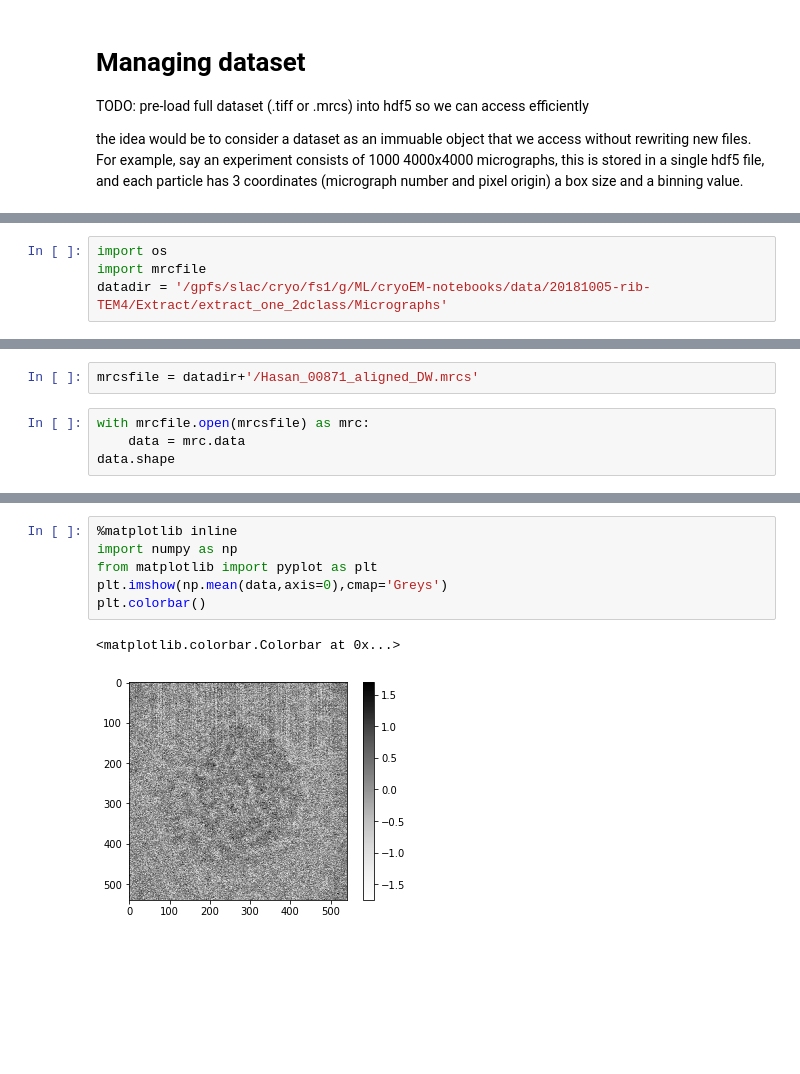
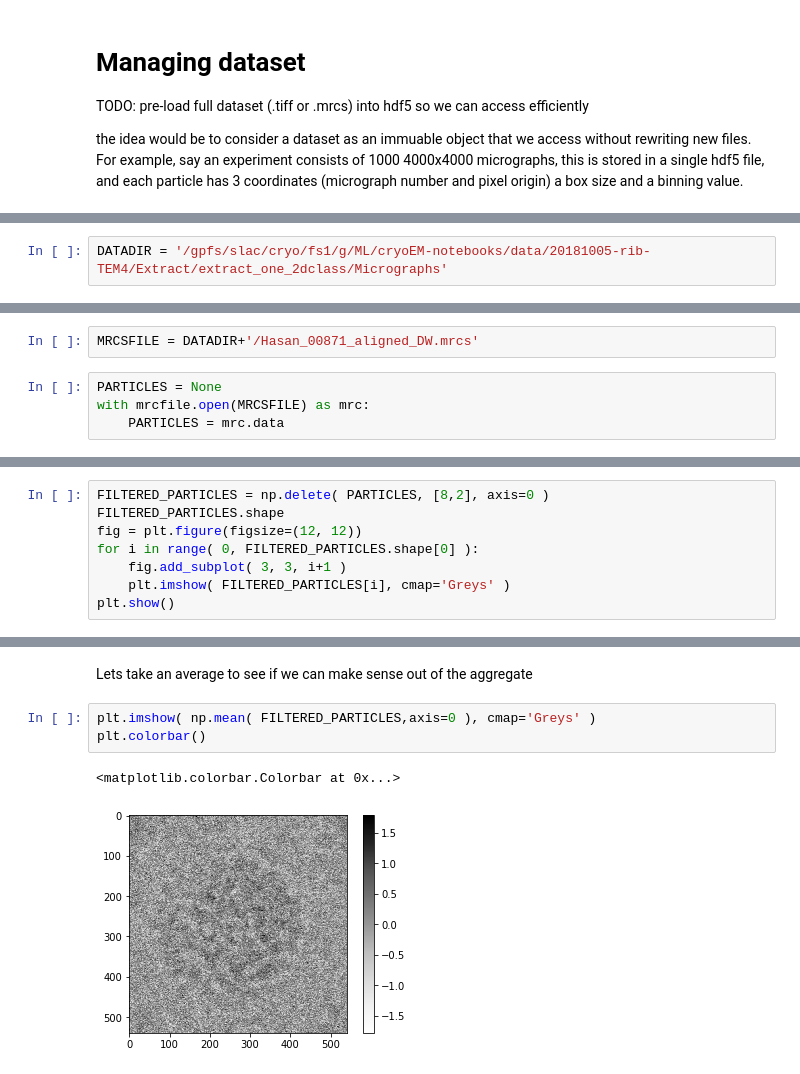
Before and after one commit to slaclab/cryoEM-notebooks, a Jupyter notebook: notebooks/Simple IO and Visualisation.ipynb, the cells around one changed output, grey strips where cells are left out. Drawn from its saved outputs; the diff is of its cells as text; blank space fills up the shorter version.

Commit message:
Added extra text, showed filtering of images

```diff
--- a/notebooks/Simple IO and Visualisation.ipynb
+++ b/notebooks/Simple IO and Visualisation.ipynb
@@ -30,4 +30,2 @@ For example, say an experiment consists of 1000 4000x4000 micrographs, this is s
 # %%
-import os
-import mrcfile
-datadir = '/gpfs/slac/cryo/fs1/g/ML/cryoEM-notebooks/data/20181005-rib-TEM4/Extract/extract_one_2dclass/Micrographs'
+DATADIR = '/gpfs/slac/cryo/fs1/g/ML/cryoEM-notebooks/data/20181005-rib-TEM4/Extract/extract_one_2dclass/Micrographs'
@@ -34,6 +37,6 @@ datadir = '/gpfs/slac/cryo/fs1/g/ML/cryoEM-notebooks/data/20181005-rib-TEM4/Extr
 # %%
-mrcsfile = datadir+'/Hasan_00871_aligned_DW.mrcs'
+MRCSFILE = DATADIR+'/Hasan_00871_aligned_DW.mrcs'
 # %%
-with mrcfile.open(mrcsfile) as mrc:
-    data = mrc.data
-data.shape
+PARTICLES = None
+with mrcfile.open(MRCSFILE) as mrc:
+    PARTICLES = mrc.data
@@ -41,0 +63,8 @@ data.shape
+# %%
+FILTERED_PARTICLES = np.delete( PARTICLES, [8,2], axis=0 )
+FILTERED_PARTICLES.shape
+fig = plt.figure(figsize=(12, 12))
+for i in range( 0, FILTERED_PARTICLES.shape[0] ):
+    fig.add_subplot( 3, 3, i+1 )
+    plt.imshow( FILTERED_PARTICLES[i], cmap='Greys' )
+plt.show()
@@ -42,9 +73,8 @@ data.shape
+# %% [markdown]
+Lets take an average to see if we can make sense out of the aggregate
 # %%
-%matplotlib inline
-import numpy as np
-from matplotlib import pyplot as plt
-plt.imshow(np.mean(data,axis=0),cmap='Greys')
+plt.imshow( np.mean( FILTERED_PARTICLES,axis=0 ), cmap='Greys' )
 plt.colorbar()
 # %% [output]
 <matplotlib.colorbar.Colorbar at 0x...>
-[figure, old version]
+[figure, new version]
```
Also changed, not shown: parts of 20 cells of this notebook.
